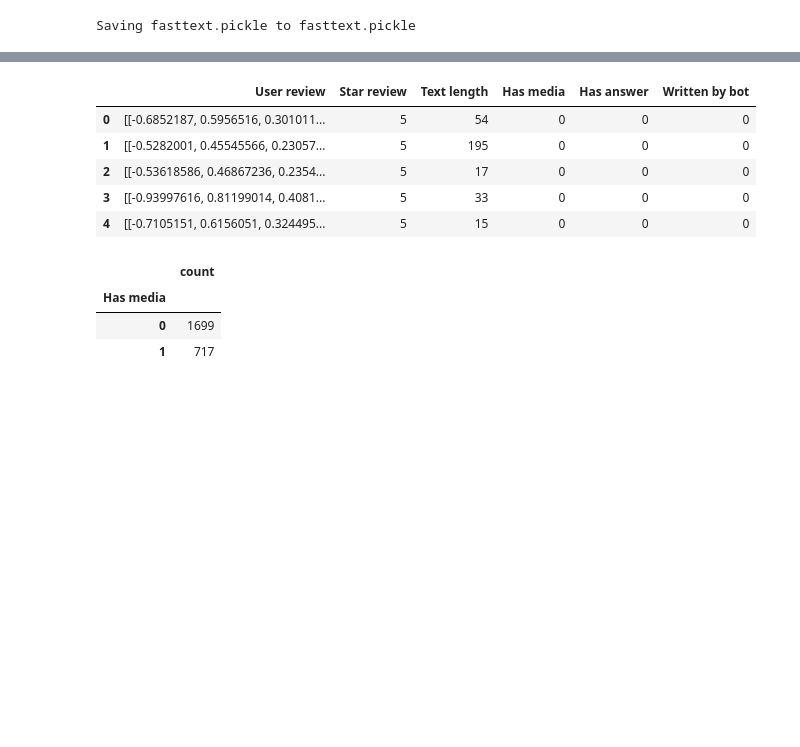
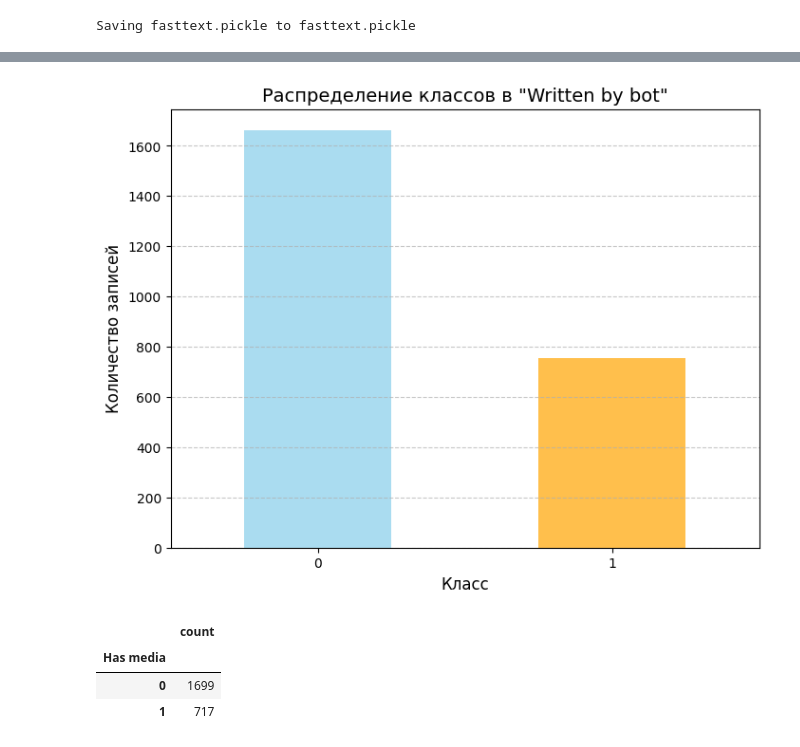
Before and after one commit to Garinelli/ReviewAI, a Jupyter notebook: src/ml/NN/nn_fasttext.ipynb, the cells around one changed output, grey strips where cells are left out. Drawn from its saved outputs; the diff is of its cells as text; code cells hidden in the pictures; blank space fills up the shorter version.

```diff
--- a/src/ml/NN/nn_fasttext.ipynb
+++ b/src/ml/NN/nn_fasttext.ipynb
@@ -42,4 +35,17 @@ df.head()
 # %%
 del df['Review date']
+# %%
+df_balance = df.copy()
+class_counts = df['Written by bot'].value_counts()
+plt.figure(figsize=(8, 6))
+class_counts.plot(kind='bar', color=['skyblue', 'orange'], alpha=0.7)
+plt.title('Распределение классов в "Written by bot"', fontsize=14)
+plt.xlabel('Класс', fontsize=12)
+plt.ylabel('Количество записей', fontsize=12)
+plt.xticks(rotation=0)
+plt.grid(axis='y', linestyle='--', alpha=0.7)
+plt.show()
+# %% [output]
+[figure, added]
 # %%
 df.columns = df.columns.str.strip()
@@ -47,12 +53,3 @@ df = df.drop(columns=['Unnamed: 0'], errors='ignore')
-# %%
-df.head()
-# %% [output]
-|  | User review | Star review | Text length | Has media | Has answer | Written by bot |
-| 0 | [[-0.6852187, 0.5956516, 0.301011... | 5 | 54 | 0 | 0 | 0 |
-| 1 | [[-0.5282001, 0.45545566, 0.23057... | 5 | 195 | 0 | 0 | 0 |
-| 2 | [[-0.53618586, 0.46867236, 0.2354... | 5 | 17 | 0 | 0 | 0 |
-| 3 | [[-0.93997616, 0.81199014, 0.4081... | 5 | 33 | 0 | 0 | 0 |
-| 4 | [[-0.7105151, 0.6156051, 0.324495... | 5 | 15 | 0 | 0 | 0 |
 # %%
 df['Has media'] = df['Has media'].replace({'True': '1', 'False': '0'})
 df['Has media'].value_counts()
```
Also changed, not shown: parts of 16 cells of this notebook.
